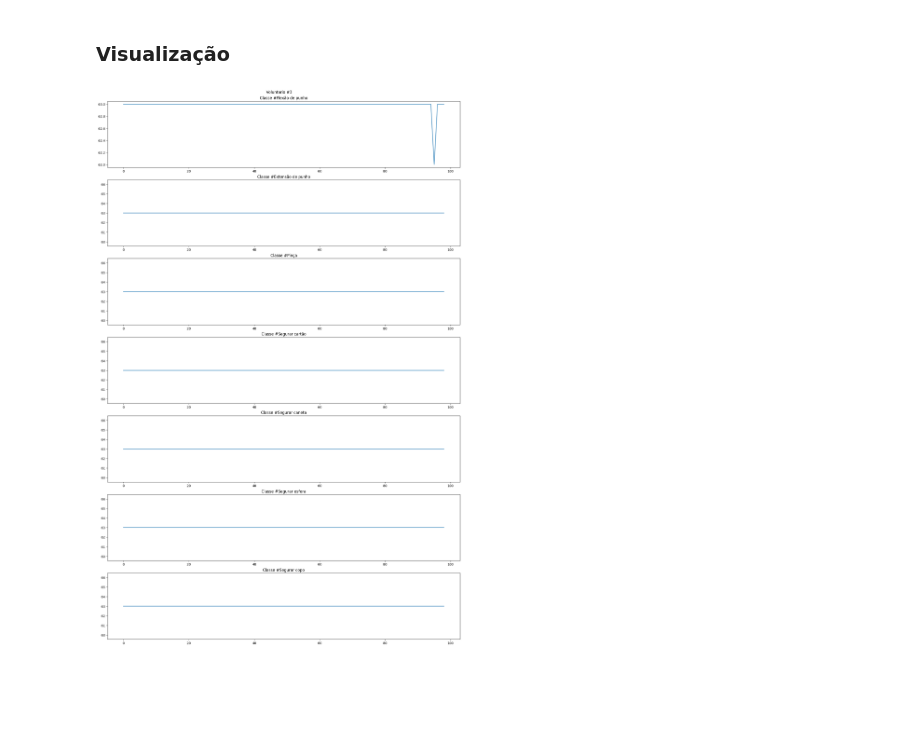
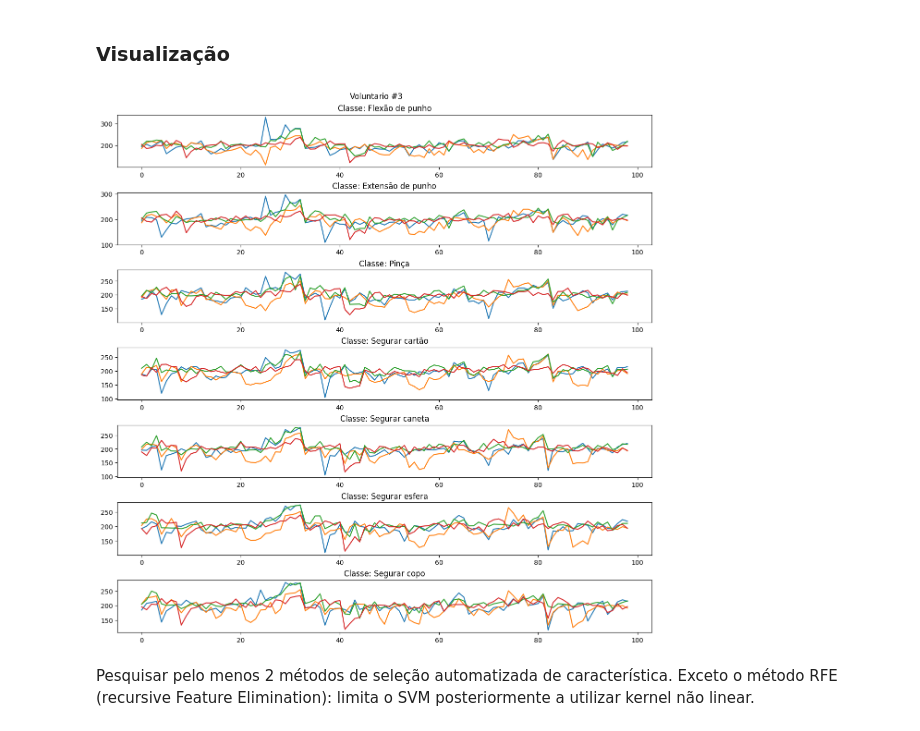
Before and after one commit to caiomiglioli/sinais-biologicos, a Jupyter notebook: Eletromiografia/Trabalho/at4-preparing.ipynb, the cells around one changed output. Saved outputs shown, nothing was run; the diff lists cells and outputs as text; code cells hidden in the pictures; blank space fills up the shorter version.

Commit message:
visualizacao

```diff
--- a/Eletromiografia/Trabalho/at4-preparing.ipynb
+++ b/Eletromiografia/Trabalho/at4-preparing.ipynb
@@ -19,28 +19,30 @@ for v in range(10):
 # %%
 volN = 3
 vol = voluntarios[volN]
 
 subplts = 7
 fig, ax = plt.subplots(subplts, 1, constrained_layout=True)
 ax = ax if subplts > 1 else [ax]
 
-rcParams['figure.figsize'] = [16., 3.5 * subplts]
+rcParams['figure.figsize'] = [16., 3. * subplts]
 fig.suptitle(f'Voluntario #{volN}')
 
 for classe in range(subplts):
     # retira dos 792 instancias somente as que a classe for "Classe" (resulta em 99 instancias)
     data = np.array([vol[e,:] for e in range(classe, vol.shape[0], 8)])
-    # print(data.shape)
 
-    ax[classe].set_title(f'Classe #{protocol[classe]}')
-    ax[classe].plot(data[:, 0])
+    ax[classe].set_title(f'Classe: {protocol[classe]}')
+    # testamos todas faixas de instâncias para descobrir qual seria a melhor e concluímos que seria 32:36
+    # 13:17 também poderia ser uma boa faixa se não fosse pela grande diferença
+    ax[classe].plot(data[:, 32:36])
 
 plt.show()
-
 
 
 #coordenada X = instancias
 #cores do grafico = atributos
 #coordenada Y = valor que cada instancia possui em X para o atributo Cor
 # %% [output]
-[figure, old version]
+[figure, new version]
+# %% [markdown]
+Pesquisar pelo menos 2 métodos de seleção automatizada de característica. Exceto o método RFE (recursive Feature Elimination): limita o SVM posteriormente a utilizar kernel não linear.
```
Also changed, not shown: parts of 2 cells of this notebook.
